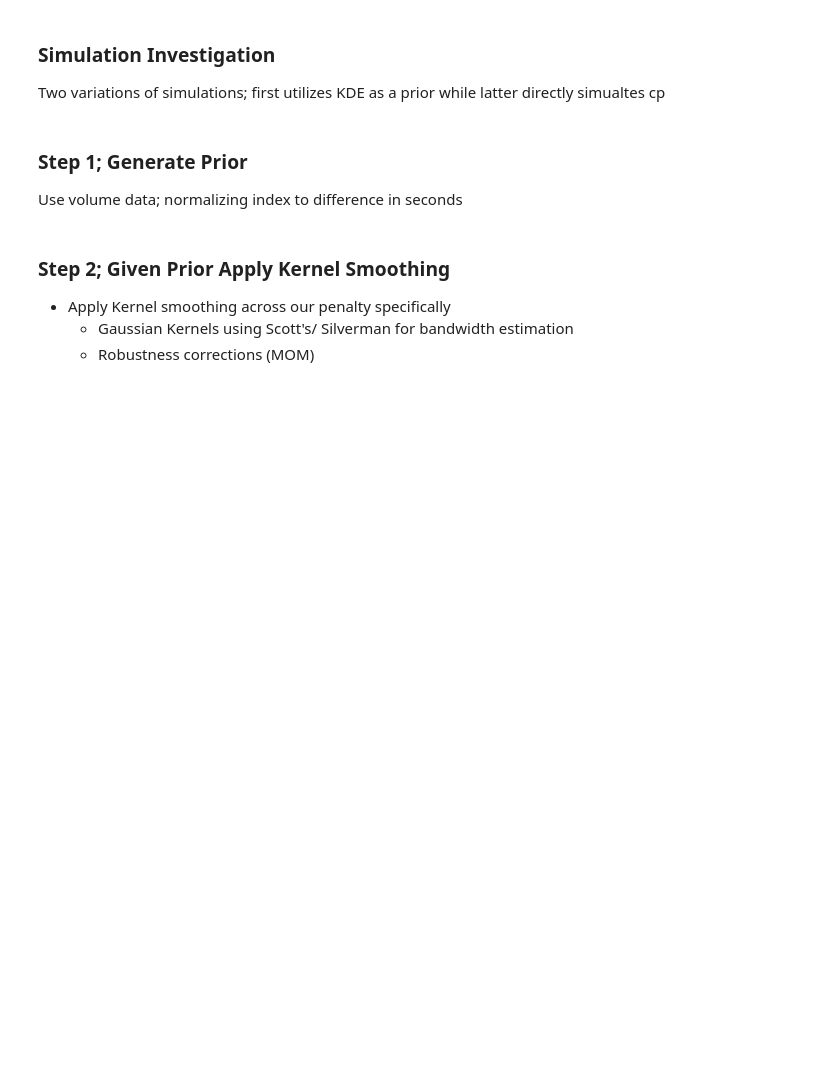
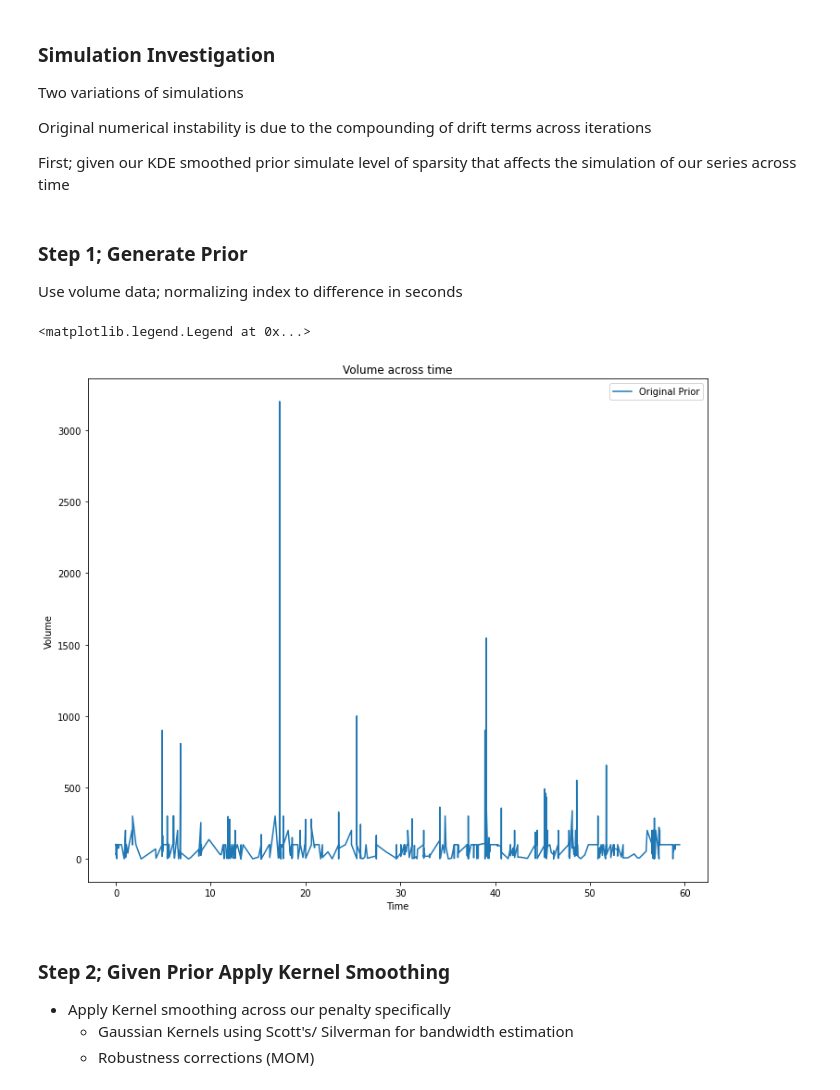
Before and after one commit to jasonbohne123/Adaptive_Signal_Estimation, a Jupyter notebook: Lasso_CPD/Simulations.ipynb, the cells around one changed output. Cells and saved outputs as stored; diff of their text form; code cells hidden in the pictures; blank space fills up the shorter version.

```diff
--- a/Lasso_CPD/Simulations.ipynb
+++ b/Lasso_CPD/Simulations.ipynb
@@ -1,7 +1,11 @@
 # %% [markdown]
 ### Simulation Investigation
 
-Two variations of simulations; first utilizes KDE as a prior while latter directly simualtes cp
+Two variations of simulations
+
+Original numerical instability is due to the compounding of drift terms across iterations
+
+First; given our KDE smoothed prior simulate level of sparsity that affects the simulation of our series across time
 # %%
 import sys
 import numpy as np
@@ -33,9 +37,14 @@ volume_prior=trades['Trade_Volume'].values
 # %%
 fig,ax=plt.subplots(figsize=(12,10))
 
-plt.title("Kernel Smoothed Series")
+plt.title("Volume across time")
+plt.ylabel("Volume")
+plt.xlabel("Time")
 plt.plot(volume_index,volume_prior,label="Original Prior")
 plt.legend()
+# %% [output]
+<matplotlib.legend.Legend at 0x...>
+[figure, added]
 # %% [markdown]
 ### Step 2; Given Prior Apply Kernel Smoothing
 
```
Also changed, not shown: parts of 22 cells of this notebook.
